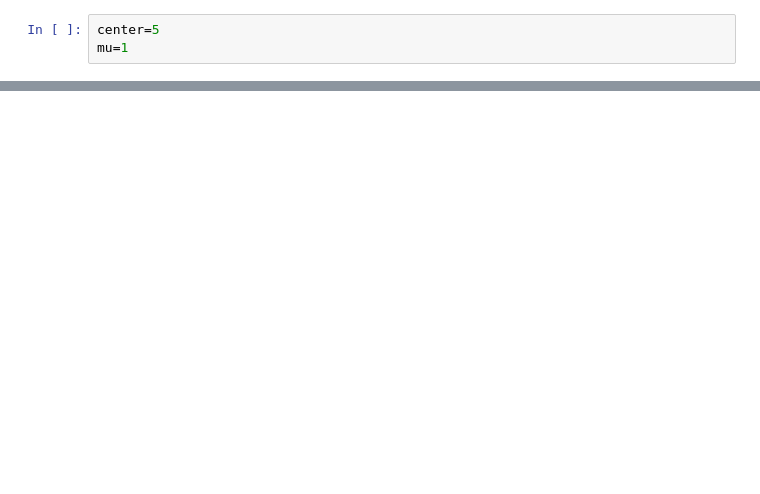
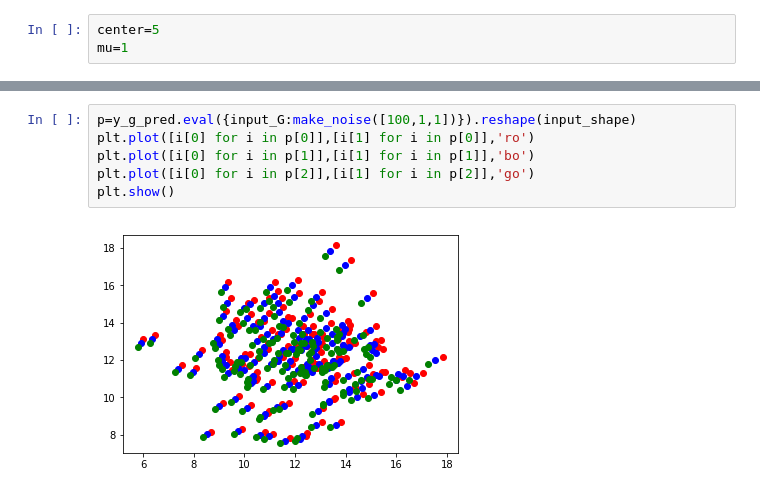
Before and after one commit to VachikKh/ACA_ML_group, a Jupyter notebook: GAN.ipynb, the cells around one changed output, grey strips where cells are left out. Saved outputs shown, nothing was run; the diff lists cells and outputs as text; blank space fills up the shorter version.

```diff
--- a/GAN.ipynb
+++ b/GAN.ipynb
@@ -130,0 +116,8 @@ plt.show()
+# %%
+p=y_g_pred.eval({input_G:make_noise([100,1,1])}).reshape(input_shape)
+plt.plot([i[0] for i in p[0]],[i[1] for i in p[0]],'ro')
+plt.plot([i[0] for i in p[1]],[i[1] for i in p[1]],'bo')
+plt.plot([i[0] for i in p[2]],[i[1] for i in p[2]],'go')
+plt.show()
+# %% [output]
+[figure, added]
```
Also changed, not shown: parts of 15 cells of this notebook.
